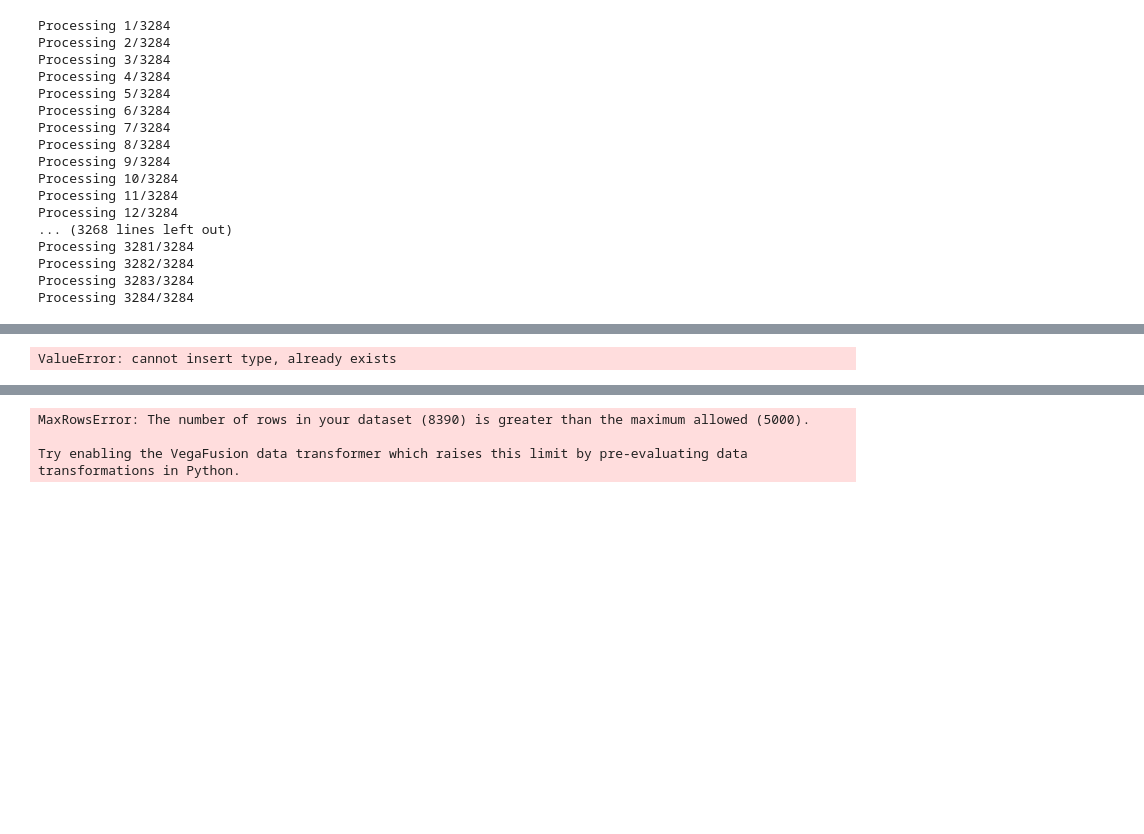
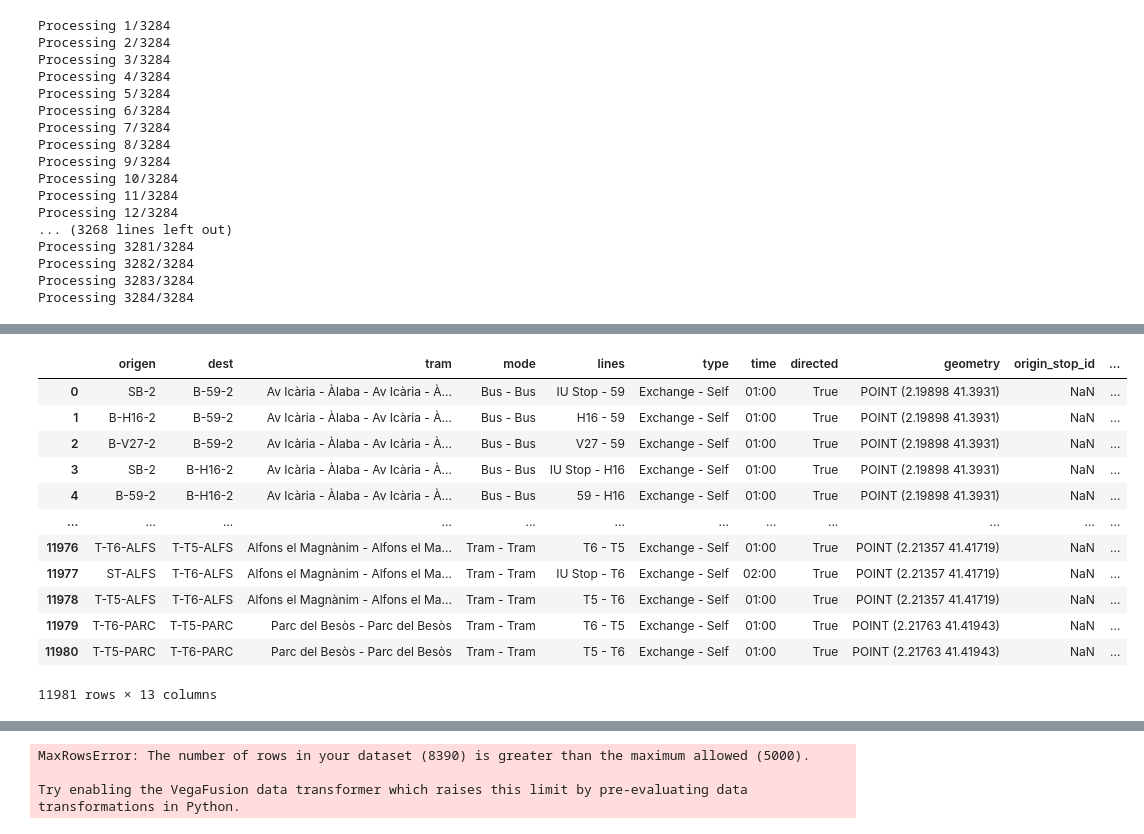
Before and after one commit to bmantepe/stop-location, a Jupyter notebook: 12-Edges-Exchange-OSMXN.ipynb, the cells around one changed output, grey strips where cells are left out. Drawn from its saved outputs; the diff is of its cells as text; code cells hidden in the pictures; blank space fills up the shorter version.

Commit message:
acanat IU traj i començar wait times

```diff
--- a/12-Edges-Exchange-OSMXN.ipynb
+++ b/12-Edges-Exchange-OSMXN.ipynb
@@ -343,13 +352,27 @@ Processing 3284/3284
 different_stops_final = different_stops.merge(itineraries, on=['origin_stop_id', 'destination_stop_id'], how='left')
 different_stops_final.drop(columns=['origin_stop_id', 'destination_stop_id','destination_stop_type','origin_stop_type'], inplace=True)
 different_stops_final.insert(5, 'type', 'Exchange')
-different_stops_final = different_stops[different_stops['geometry'].notnull()]
+different_stops_final = different_stops_final[different_stops_final['geometry'].notnull()]
-# %% [output]
-ValueError: cannot insert type, already exists
 # %%
 all_exchanges = pd.concat([same_stops, different_stops], ignore_index=True)
 all_exchanges.rename(columns={'origin_id': 'origen', 'destination_id': 'dest','exchange_time':'time'}, inplace=True)
 all_exchanges = gpd.GeoDataFrame(all_exchanges, geometry='geometry', crs="EPSG:4326")
 all_exchanges = all_exchanges[all_exchanges['time'] <= '05:00']
 all_exchanges.insert(7, 'directed', True)
+# %%
+all_exchanges
+# %% [output]
+|  | origen | dest | tram | mode | lines | type | time | directed | geometry | origin_stop_id | ... |
+| 0 | SB-2 | B-59-2 | Av Icària - Àlaba - Av Icària - À... | Bus - Bus | IU Stop - 59 | Exchange - Self | 01:00 | True | POINT (2.19898 41.3931) | NaN | ... |
+| 1 | B-H16-2 | B-59-2 | Av Icària - Àlaba - Av Icària - À... | Bus - Bus | H16 - 59 | Exchange - Self | 01:00 | True | POINT (2.19898 41.3931) | NaN | ... |
+| 2 | B-V27-2 | B-59-2 | Av Icària - Àlaba - Av Icària - À... | Bus - Bus | V27 - 59 | Exchange - Self | 01:00 | True | POINT (2.19898 41.3931) | NaN | ... |
+| 3 | SB-2 | B-H16-2 | Av Icària - Àlaba - Av Icària - À... | Bus - Bus | IU Stop - H16 | Exchange - Self | 01:00 | True | POINT (2.19898 41.3931) | NaN | ... |
+| 4 | B-59-2 | B-H16-2 | Av Icària - Àlaba - Av Icària - À... | Bus - Bus | 59 - H16 | Exchange - Self | 01:00 | True | POINT (2.19898 41.3931) | NaN | ... |
+| ... | ... | ... | ... | ... | ... | ... | ... | ... | ... | ... | ... |
+| 11976 | T-T6-ALFS | T-T5-ALFS | Alfons el Magnànim - Alfons el Ma... | Tram - Tram | T6 - T5 | Exchange - Self | 01:00 | True | POINT (2.21357 41.41719) | NaN | ... |
+| 11977 | ST-ALFS | T-T6-ALFS | Alfons el Magnànim - Alfons el Ma... | Tram - Tram | IU Stop - T6 | Exchange - Self | 02:00 | True | POINT (2.21357 41.41719) | NaN | ... |
+| 11978 | T-T5-ALFS | T-T6-ALFS | Alfons el Magnànim - Alfons el Ma... | Tram - Tram | T5 - T6 | Exchange - Self | 01:00 | True | POINT (2.21357 41.41719) | NaN | ... |
+| 11979 | T-T6-PARC | T-T5-PARC | Parc del Besòs - Parc del Besòs | Tram - Tram | T6 - T5 | Exchange - Self | 01:00 | True | POINT (2.21763 41.41943) | NaN | ... |
+| 11980 | T-T5-PARC | T-T6-PARC | Parc del Besòs - Parc del Besòs | Tram - Tram | T5 - T6 | Exchange - Self | 01:00 | True | POINT (2.21763 41.41943) | NaN | ... |
+11981 rows × 13 columns
 # %%
```
Also changed, not shown: parts of 7 cells of this notebook, 19 other files.
